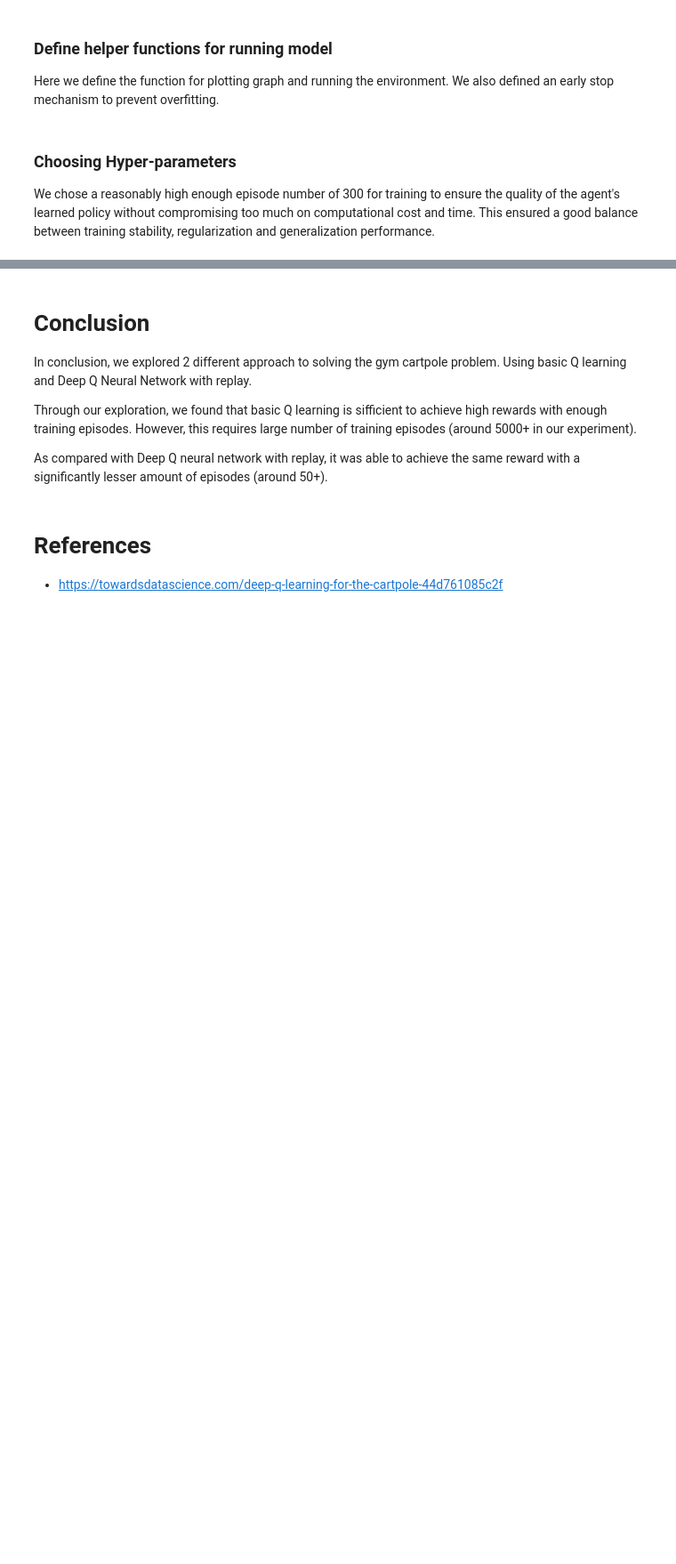
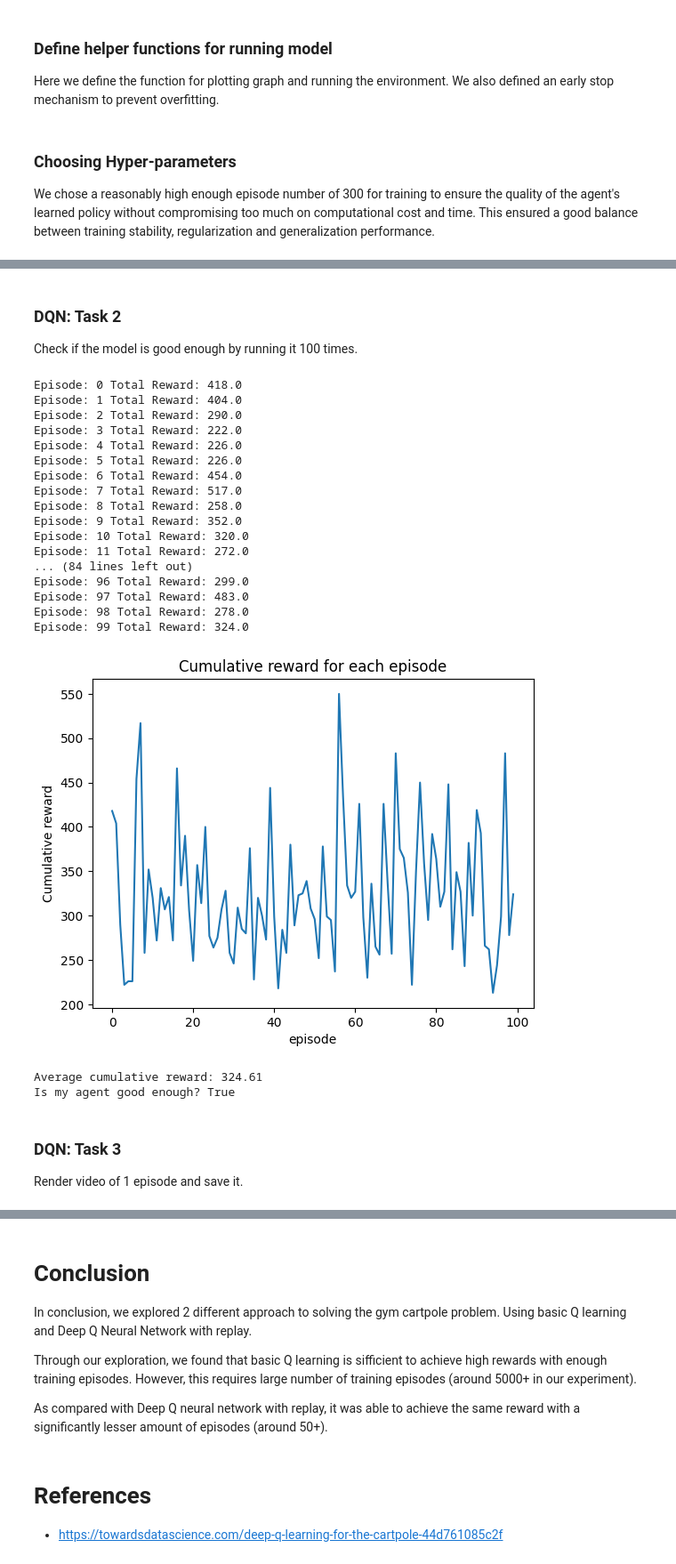
Before and after one commit to oscarqjh/SC3000-Projects, a Jupyter notebook: Project1/cartpole.ipynb, the cells around one changed output, grey strips where cells are left out. Shown at 89% size. Saved outputs shown, nothing was run; the diff lists cells and outputs as text; code cells hidden in the pictures; blank space fills up the shorter version.

```diff
--- a/Project1/cartpole.ipynb
+++ b/Project1/cartpole.ipynb
@@ -742,6 +749,38 @@ def run(env, model, episodes, gamma=0.9,
             break
 
     return final
+
+# testing
+def testing(model):
+  episodes = 100
+  totalreward = []
+
+  for episode in range(episodes):
+    done = False
+    total = 0
+    state,_ = env.reset()
+    while not done:
+        q_values = model.predict(state)
+        action = torch.argmax(q_values).item()
+
+        # Take action and add reward to total
+        next_state, reward, done,_,_ = env.step(action)
+
+        # Update total and memory
+        total += reward
+        state = next_state
+    totalreward.append(total)
+    print(f"Episode: {episode} Total Reward: {total}")
+
+  totalreward = np.array(totalreward)
+  plt.plot(totalreward)
+  plt.title('Cumulative reward for each episode')
+  plt.ylabel('Cumulative reward')
+  plt.xlabel('episode')
+  plt.show()
+
+  print("Average cumulative reward:", totalreward.mean())
+  print("Is my agent good enough?", totalreward.mean() > 195)
 # %% [markdown]
 ### Choosing Hyper-parameters
 
@@ -773,0 +840,29 @@ Early stopping at episode 73
+# %% [markdown]
+### DQN: Task 2
+Check if the model is good enough by running it 100 times.
+# %%
+testing(model)
+# %% [output]
+Episode: 0 Total Reward: 418.0
+Episode: 1 Total Reward: 404.0
+Episode: 2 Total Reward: 290.0
+Episode: 3 Total Reward: 222.0
+Episode: 4 Total Reward: 226.0
+Episode: 5 Total Reward: 226.0
+Episode: 6 Total Reward: 454.0
+Episode: 7 Total Reward: 517.0
+Episode: 8 Total Reward: 258.0
+Episode: 9 Total Reward: 352.0
+Episode: 10 Total Reward: 320.0
+Episode: 11 Total Reward: 272.0
+... (84 lines left out)
+Episode: 96 Total Reward: 299.0
+Episode: 97 Total Reward: 483.0
+Episode: 98 Total Reward: 278.0
+Episode: 99 Total Reward: 324.0
+[figure, added]
+Average cumulative reward: 324.61
+Is my agent good enough? True
+# %% [markdown]
+### DQN: Task 3
+Render video of 1 episode and save it.
```
Also changed, not shown: parts of 15 cells of this notebook, 4 other files.
